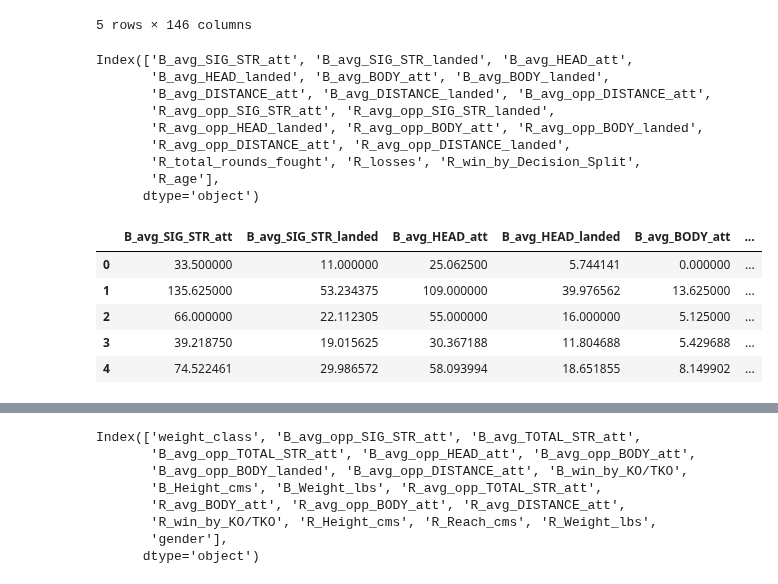
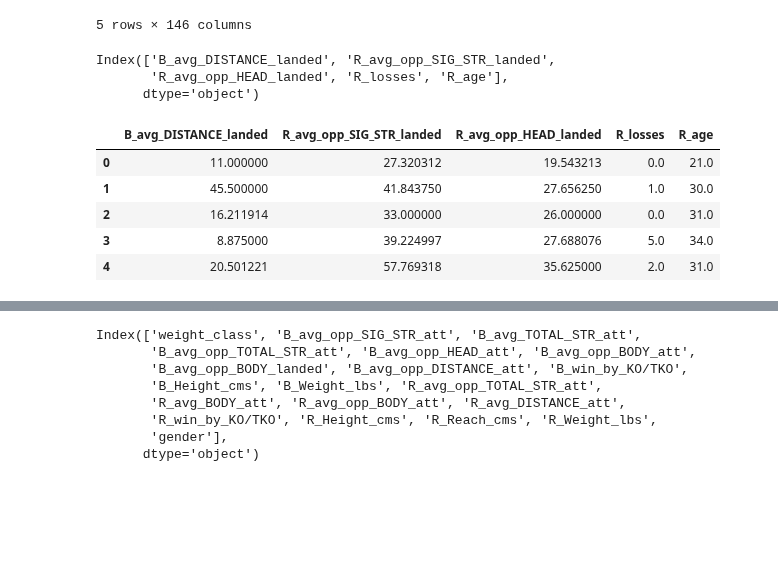
Before and after one commit to breadworshipper/TK-Kasdad, a Jupyter notebook: Preprocessing/kombinasi2.ipynb, the cells around one changed output, grey strips where cells are left out. Drawn from its saved outputs; the diff is of its cells as text; code cells hidden in the pictures; blank space fills up the shorter version.

```diff
--- a/Preprocessing/kombinasi2.ipynb
+++ b/Preprocessing/kombinasi2.ipynb
@@ -321,32 +321,26 @@ df_classif.head()
 # %%
 from sklearn.feature_selection import SelectKBest, f_classif
 # Perform feature selection using SelectKBest
-selector = SelectKBest(k=20, score_func=f_classif)
+selector = SelectKBest(k=5, score_func=f_classif)
 X_classif = df_classif
 X_classif_selected = selector.fit_transform(X_classif, y_classif)
 
 # Get the selected feature names
 classif_selected_feature_names = X_classif.columns[selector.get_support()]
 print(classif_selected_feature_names)
 # Create a new dataframe with only the selected features
 df_classif_selected = pd.DataFrame(X_classif_selected, columns=classif_selected_feature_names)
 df_classif_selected.head()
 # %% [output]
-Index(['B_avg_SIG_STR_att', 'B_avg_SIG_STR_landed', 'B_avg_HEAD_att',
-       'B_avg_HEAD_landed', 'B_avg_BODY_att', 'B_avg_BODY_landed',
-       'B_avg_DISTANCE_att', 'B_avg_DISTANCE_landed', 'B_avg_opp_DISTANCE_att',
-       'R_avg_opp_SIG_STR_att', 'R_avg_opp_SIG_STR_landed',
-       'R_avg_opp_HEAD_landed', 'R_avg_opp_BODY_att', 'R_avg_opp_BODY_landed',
-       'R_avg_opp_DISTANCE_att', 'R_avg_opp_DISTANCE_landed',
-       'R_total_rounds_fought', 'R_losses', 'R_win_by_Decision_Split',
-       'R_age'],
+Index(['B_avg_DISTANCE_landed', 'R_avg_opp_SIG_STR_landed',
+       'R_avg_opp_HEAD_landed', 'R_losses', 'R_age'],
       dtype='object')
-|  | B_avg_SIG_STR_att | B_avg_SIG_STR_landed | B_avg_HEAD_att | B_avg_HEAD_landed | B_avg_BODY_att | ... |
-| 0 | 33.500000 | 11.000000 | 25.062500 | 5.744141 | 0.000000 | ... |
-| 1 | 135.625000 | 53.234375 | 109.000000 | 39.976562 | 13.625000 | ... |
-| 2 | 66.000000 | 22.112305 | 55.000000 | 16.000000 | 5.125000 | ... |
-| 3 | 39.218750 | 19.015625 | 30.367188 | 11.804688 | 5.429688 | ... |
-| 4 | 74.522461 | 29.986572 | 58.093994 | 18.651855 | 8.149902 | ... |
+|  | B_avg_DISTANCE_landed | R_avg_opp_SIG_STR_landed | R_avg_opp_HEAD_landed | R_losses | R_age |
+| 0 | 11.000000 | 27.320312 | 19.543213 | 0.0 | 21.0 |
+| 1 | 45.500000 | 41.843750 | 27.656250 | 1.0 | 30.0 |
+| 2 | 16.211914 | 33.000000 | 26.000000 | 0.0 | 31.0 |
+| 3 | 8.875000 | 39.224997 | 27.688076 | 5.0 | 34.0 |
+| 4 | 20.501221 | 57.769318 | 35.625000 | 2.0 | 31.0 |
 # %%
 df_classif_selected['Winner'] = y_classif
 df_classif_selected.head()
```
Also changed, not shown: parts of 1 cell of this notebook, 10 other files.
